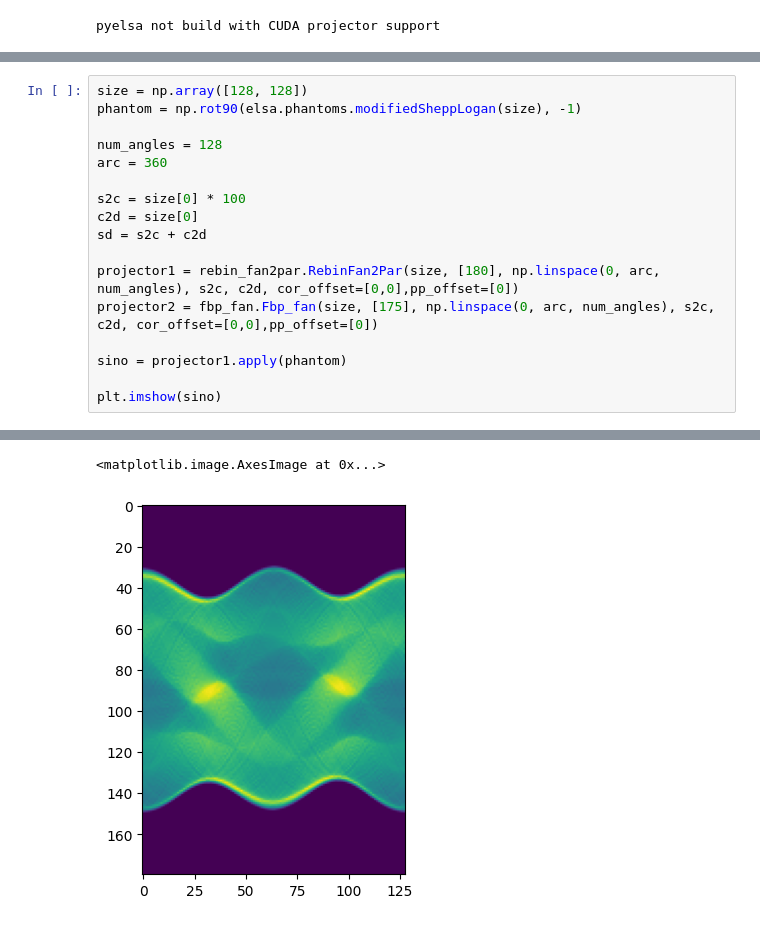
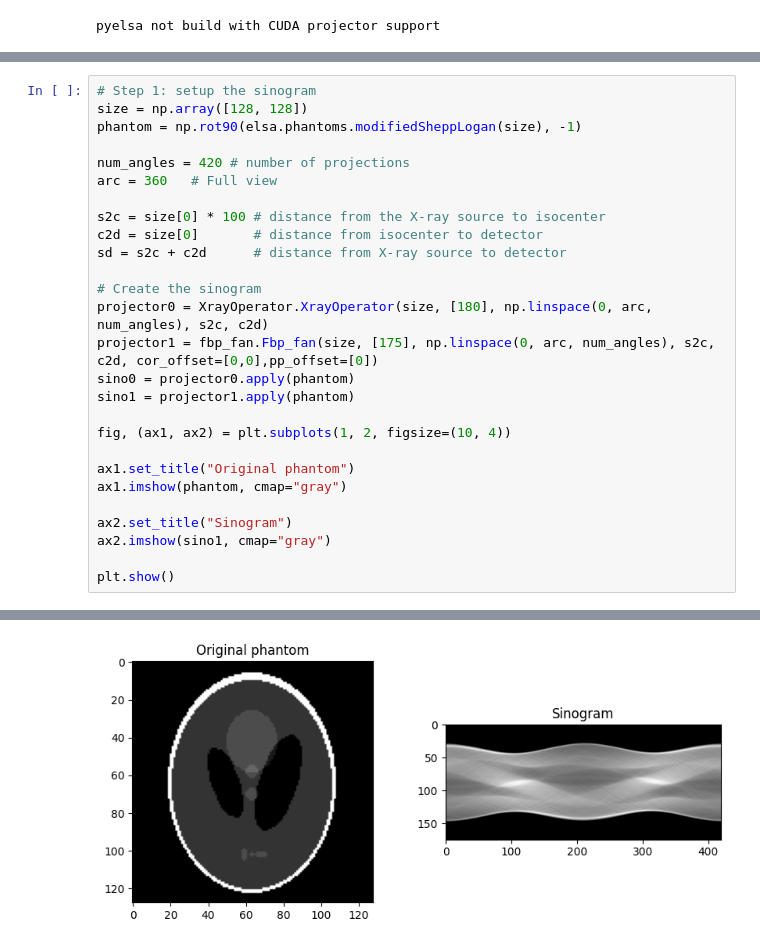
Before and after one commit to kzboey/Analytical-Tomographic-Image-Reconstruction-Methods, a Jupyter notebook: fanbeam_demo.ipynb, the cells around one changed output, grey strips where cells are left out. Cells and saved outputs as stored; diff of their text form.

```diff
--- a/fanbeam_demo.ipynb
+++ b/fanbeam_demo.ipynb
@@ -9,18 +17,28 @@ pyelsa not build with CUDA projector support
 # %%
+# Step 1: setup the sinogram
 size = np.array([128, 128])
 phantom = np.rot90(elsa.phantoms.modifiedSheppLogan(size), -1)
 
-num_angles = 128
-arc = 360
+num_angles = 420 # number of projections
+arc = 360   # Full view
 
-s2c = size[0] * 100
-c2d = size[0]
-sd = s2c + c2d
+s2c = size[0] * 100 # distance from the X-ray source to isocenter
+c2d = size[0]       # distance from isocenter to detector
+sd = s2c + c2d      # distance from X-ray source to detector
 
-projector1 = rebin_fan2par.RebinFan2Par(size, [180], np.linspace(0, arc, num_angles), s2c, c2d, cor_offset=[0,0],pp_offset=[0])
-projector2 = fbp_fan.Fbp_fan(size, [175], np.linspace(0, arc, num_angles), s2c, c2d, cor_offset=[0,0],pp_offset=[0])
+# Create the sinogram
+projector0 = XrayOperator.XrayOperator(size, [180], np.linspace(0, arc, num_angles), s2c, c2d)
+projector1 = fbp_fan.Fbp_fan(size, [175], np.linspace(0, arc, num_angles), s2c, c2d, cor_offset=[0,0],pp_offset=[0])
+sino0 = projector0.apply(phantom)
+sino1 = projector1.apply(phantom)
 
-sino = projector1.apply(phantom)
+fig, (ax1, ax2) = plt.subplots(1, 2, figsize=(10, 4))
 
-plt.imshow(sino)
+ax1.set_title("Original phantom")
+ax1.imshow(phantom, cmap="gray")
+
+ax2.set_title("Sinogram")
+ax2.imshow(sino1, cmap="gray")
+
+plt.show()
 # %% [output]
@@ -30,2 +48 @@ plt.imshow(sino)
-<matplotlib.image.AxesImage at 0x...>
-[figure, old version]
+[figure, new version]
```
Also changed, not shown: parts of 18 cells of this notebook, 4 other files.
